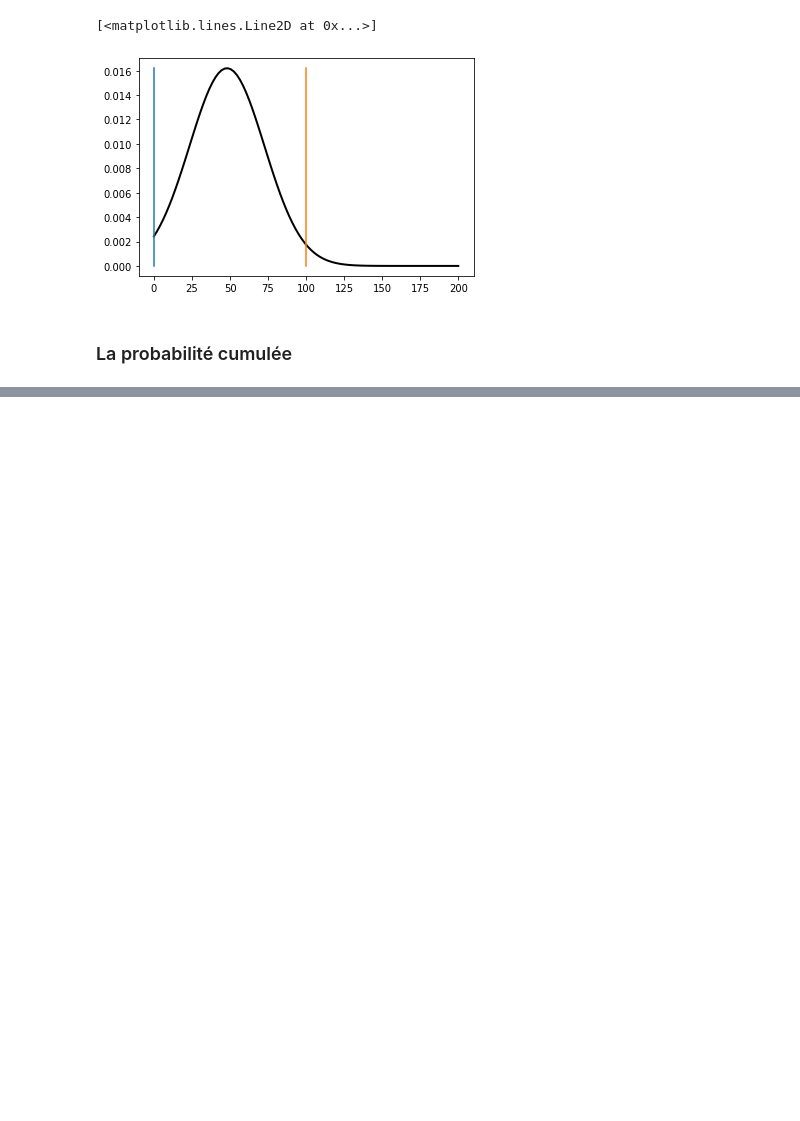
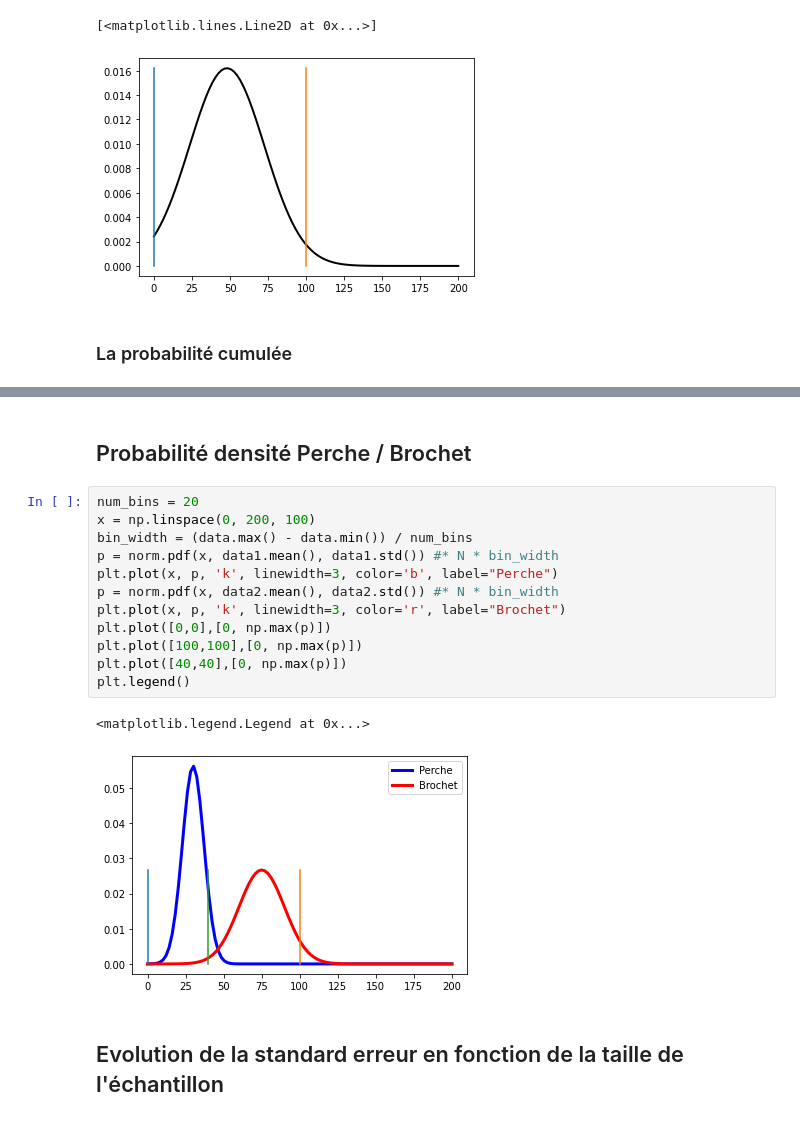
Before and after one commit to MickaWilk/Simplon_Projects, a Jupyter notebook: Exos/Stat Mat 6 Demonstration/Fish.ipynb, the cells around one changed output, grey strips where cells are left out. Cells and saved outputs as stored; diff of their text form; blank space fills up the shorter version.

```diff
--- a/Exos/Stat Mat 6 Demonstration/Fish.ipynb
+++ b/Exos/Stat Mat 6 Demonstration/Fish.ipynb
@@ -151,0 +170,19 @@ plt.plot([100,100],[0, np.max(p)])
+# %% [markdown]
+## Probabilité densité Perche / Brochet
+# %%
+num_bins = 20
+x = np.linspace(0, 200, 100)
+bin_width = (data.max() - data.min()) / num_bins
+p = norm.pdf(x, data1.mean(), data1.std()) #* N * bin_width
+plt.plot(x, p, 'k', linewidth=3, color='b', label="Perche")
+p = norm.pdf(x, data2.mean(), data2.std()) #* N * bin_width
+plt.plot(x, p, 'k', linewidth=3, color='r', label="Brochet")
+plt.plot([0,0],[0, np.max(p)])
+plt.plot([100,100],[0, np.max(p)])
+plt.plot([40,40],[0, np.max(p)])
+plt.legend()
+# %% [output]
+<matplotlib.legend.Legend at 0x...>
+[figure, added]
+# %% [markdown]
+## Evolution de la standard erreur en fonction de la taille de l'échantillon
```
Also changed, not shown: parts of 5 cells of this notebook.
